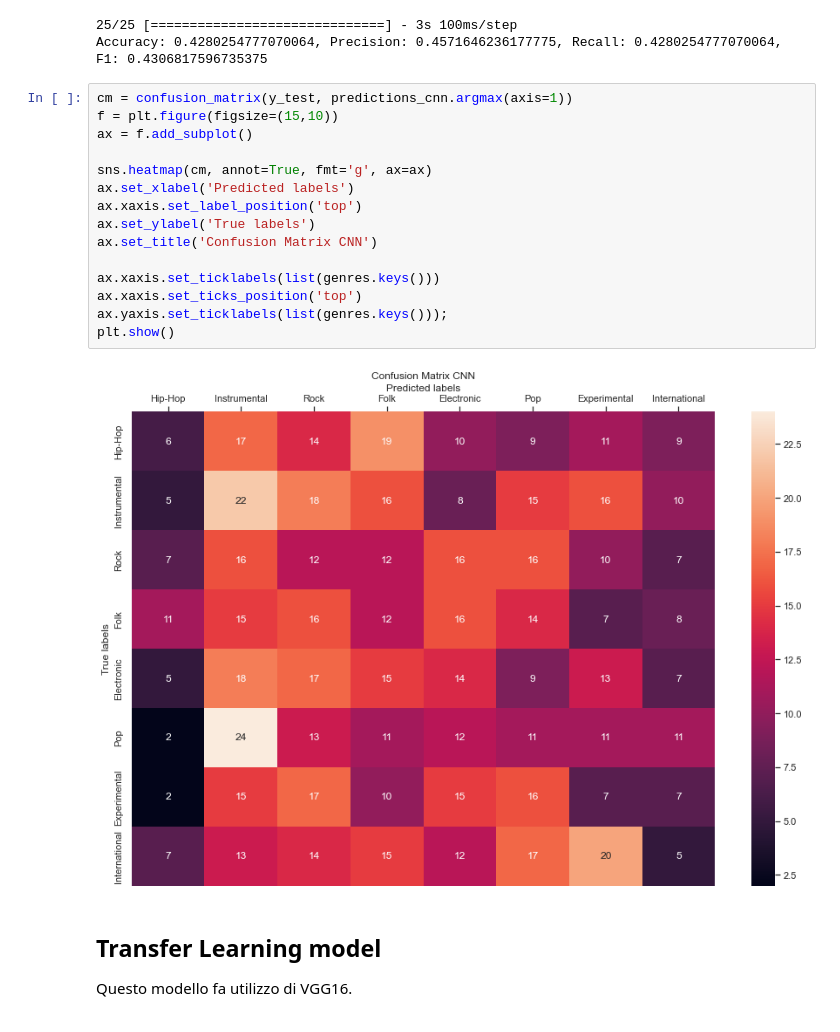
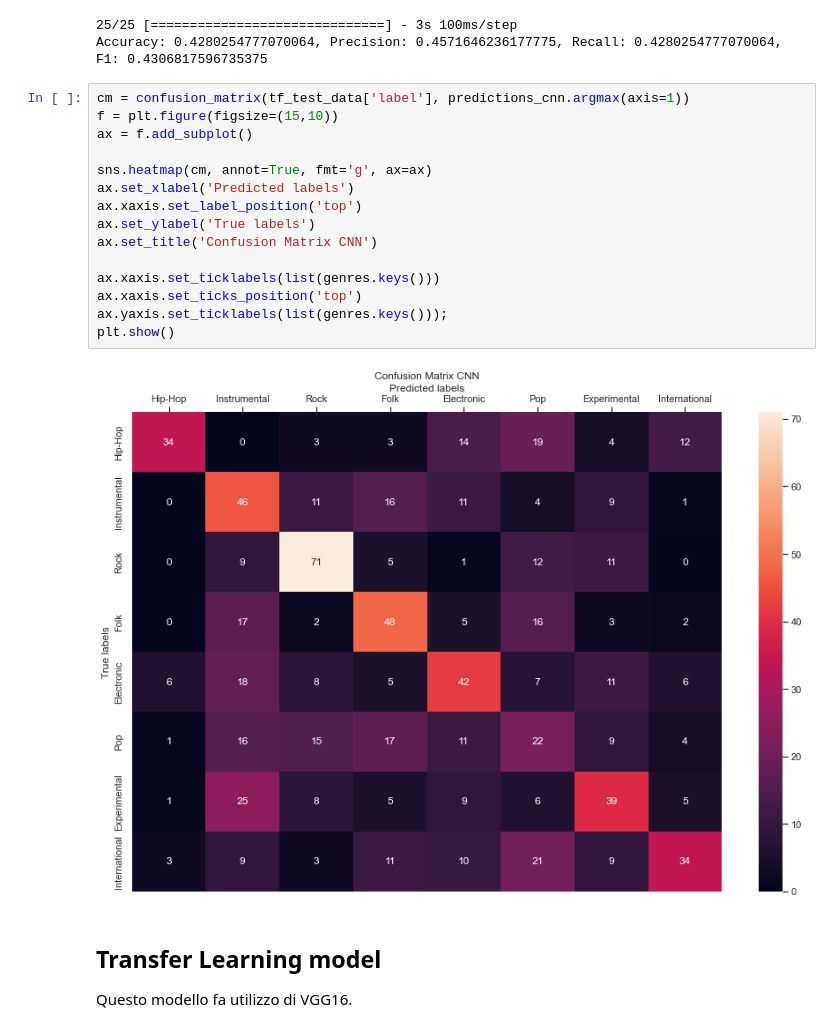
Before and after one commit to ThetaRangers/ML, a Jupyter notebook: mgrr.ipynb, the cells around one changed output. Cells and saved outputs as stored; diff of their text form.

Commit message:
Fixed Confusion matrix for Spectrogram models

```diff
--- a/mgrr.ipynb
+++ b/mgrr.ipynb
@@ -1134,22 +1134,22 @@ print_results_classification_report(cnn_rp)
 25/25 [==============================] - 3s 100ms/step
 Accuracy: 0.4280254777070064, Precision: 0.4571646236177775, Recall: 0.4280254777070064, F1: 0.4306817596735375
 # %%
-cm = confusion_matrix(y_test, predictions_cnn.argmax(axis=1))
+cm = confusion_matrix(tf_test_data['label'], predictions_cnn.argmax(axis=1))
 f = plt.figure(figsize=(15,10))
 ax = f.add_subplot()
 
 sns.heatmap(cm, annot=True, fmt='g', ax=ax)
 ax.set_xlabel('Predicted labels')
 ax.xaxis.set_label_position('top')
 ax.set_ylabel('True labels')
 ax.set_title('Confusion Matrix CNN')
 
 ax.xaxis.set_ticklabels(list(genres.keys()))
 ax.xaxis.set_ticks_position('top')
 ax.yaxis.set_ticklabels(list(genres.keys()));
 plt.show()
 # %% [output]
-[figure, old version]
+[figure, new version]
 # %% [markdown]
 ## Transfer Learning model
 Questo modello fa utilizzo di VGG16.
```
Also changed, not shown: parts of 2 cells of this notebook.
